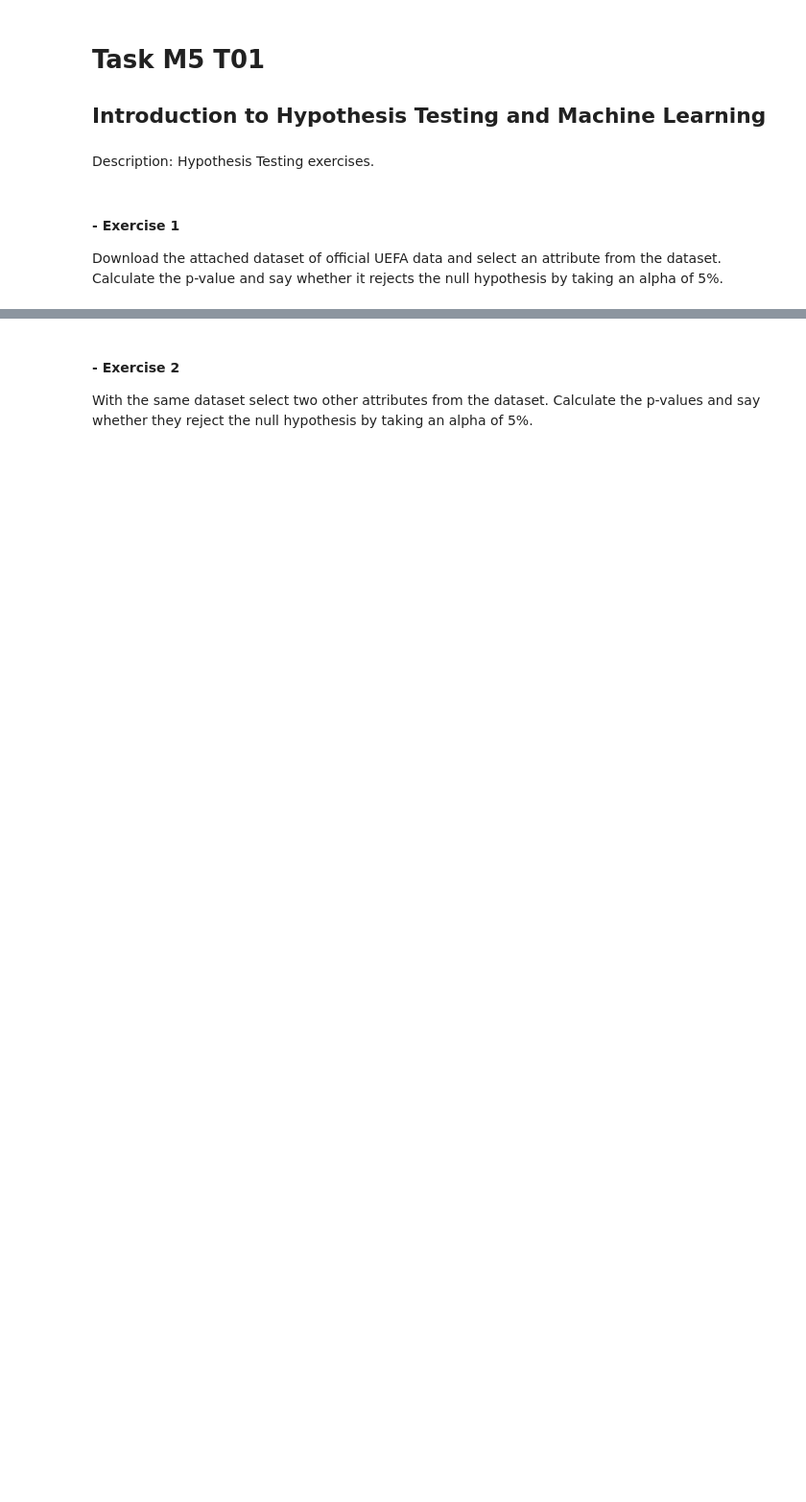
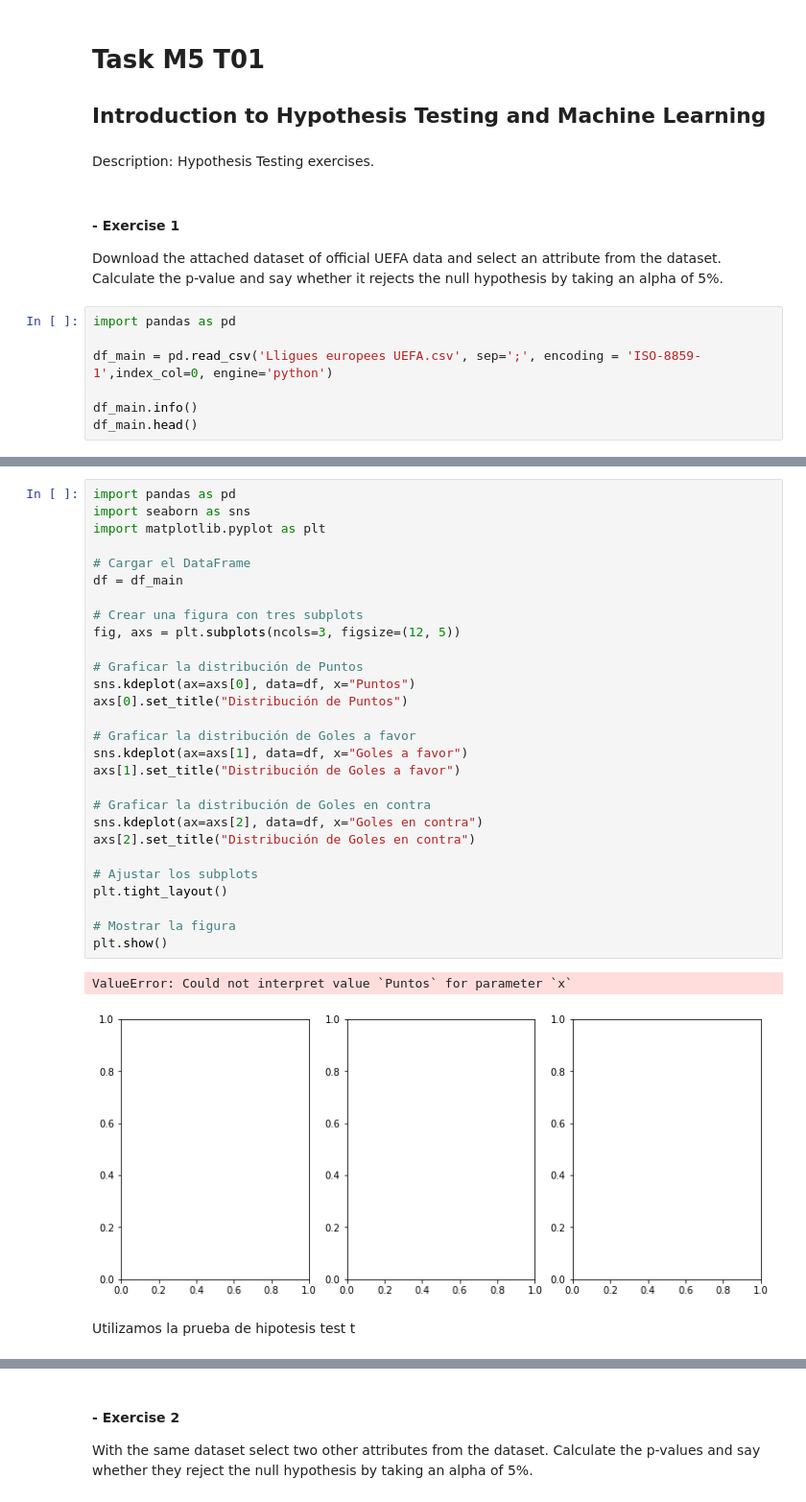
Before and after one commit to IvanaCandyAguilar/Data-Engineer-Data-Science, a Jupyter notebook: Sprint5/Task M5 T01.ipynb, the cells around one changed output, grey strips where cells are left out. Shown at 96% size. Cells and saved outputs as stored; diff of their text form; blank space fills up the shorter version.

```diff
--- a/Sprint5/Task M5 T01.ipynb
+++ b/Sprint5/Task M5 T01.ipynb
@@ -8,3 +8,10 @@ Hypothesis Testing exercises.
 #### - Exercise 1
 
 Download the attached dataset of official UEFA data and select an attribute from the dataset. Calculate the p-value and say whether it rejects the null hypothesis by taking an alpha of 5%.
+# %%
+import pandas as pd
+
+df_main = pd.read_csv('Lligues europees UEFA.csv', sep=';', encoding = 'ISO-8859-1',index_col=0, engine='python')
+
+df_main.info()
+df_main.head()
@@ -10,0 +124,33 @@ Download the attached dataset of official UEFA data and select an attribute from
+# %%
+import pandas as pd
+import seaborn as sns
+import matplotlib.pyplot as plt
+
+# Cargar el DataFrame
+df = df_main
+
+# Crear una figura con tres subplots
+fig, axs = plt.subplots(ncols=3, figsize=(12, 5))
+
+# Graficar la distribución de Puntos
+sns.kdeplot(ax=axs[0], data=df, x="Puntos")
+axs[0].set_title("Distribución de Puntos")
+
+# Graficar la distribución de Goles a favor
+sns.kdeplot(ax=axs[1], data=df, x="Goles a favor")
+axs[1].set_title("Distribución de Goles a favor")
+
+# Graficar la distribución de Goles en contra
+sns.kdeplot(ax=axs[2], data=df, x="Goles en contra")
+axs[2].set_title("Distribución de Goles en contra")
+
+# Ajustar los subplots
+plt.tight_layout()
+
+# Mostrar la figura
+plt.show()
+# %% [output]
+ValueError: Could not interpret value `Puntos` for parameter `x`
+[figure, added]
+# %% [markdown]
+Utilizamos la prueba de hipotesis test t
```
Also changed, not shown: parts of 11 cells of this notebook, 1 other file.
